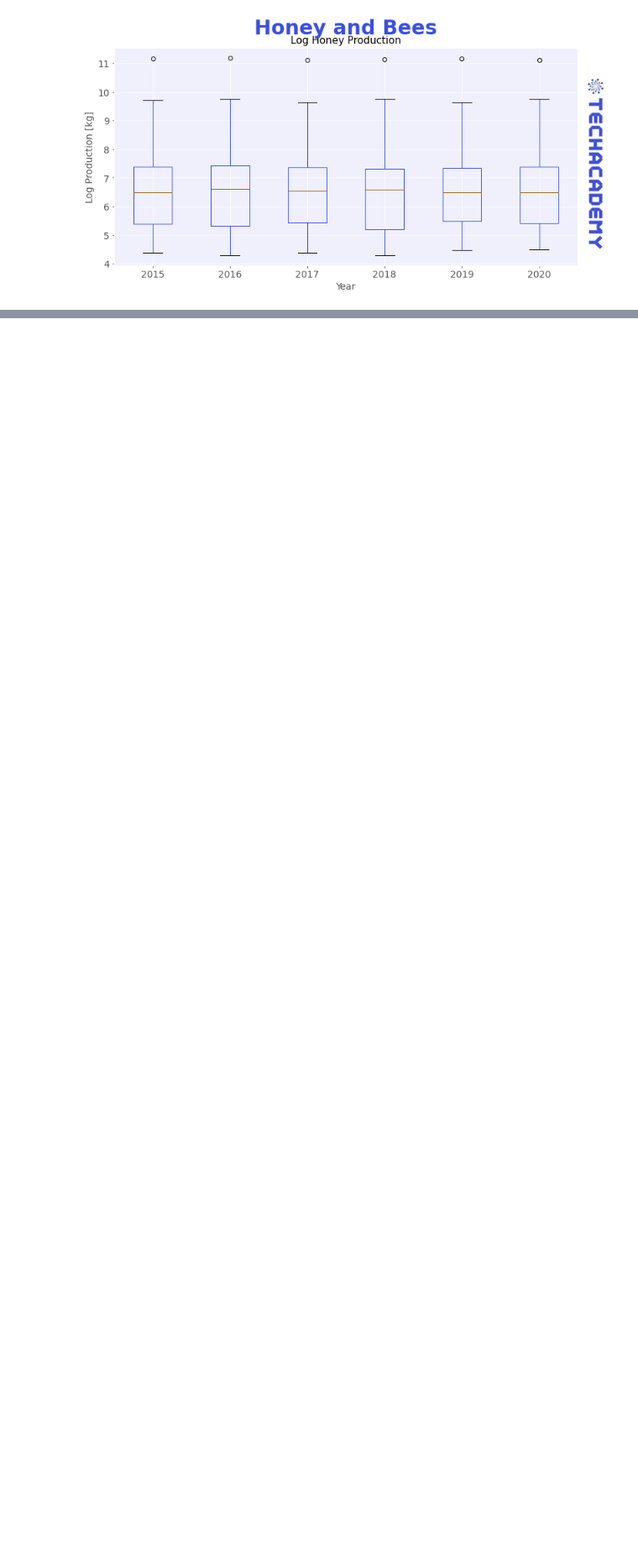
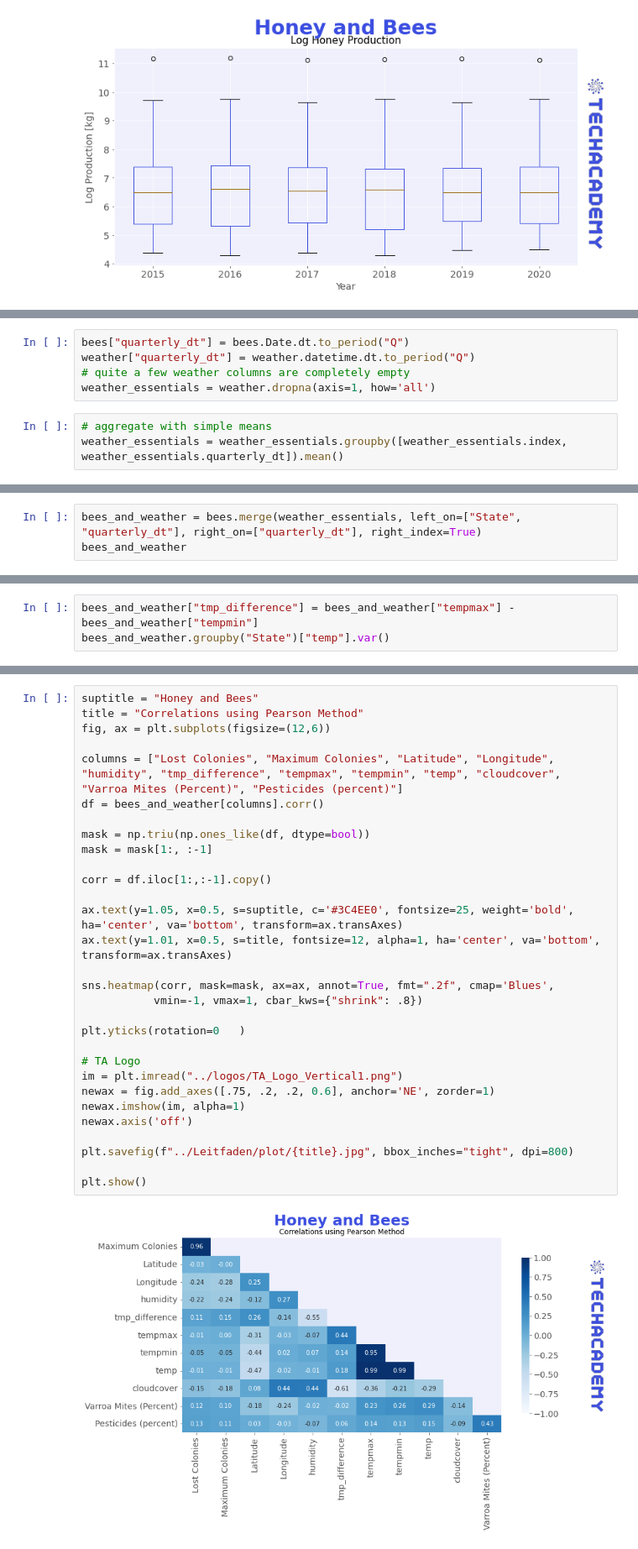
Before and after one commit to tech-academy-ev/SoSe22_Honey_and_Bees, a Jupyter notebook: Python/honey_and_bees_solution.ipynb, the cells around one changed output, grey strips where cells are left out. Shown: that part at 84% size. Cells and saved outputs as stored; diff of their text form; blank space fills up the shorter version.

```diff
--- a/Python/honey_and_bees_solution.ipynb
+++ b/Python/honey_and_bees_solution.ipynb
@@ -387,0 +400,8 @@ plt.show()
+# %%
+bees["quarterly_dt"] = bees.Date.dt.to_period("Q")
+weather["quarterly_dt"] = weather.datetime.dt.to_period("Q")
+# quite a few weather columns are completely empty
+weather_essentials = weather.dropna(axis=1, how='all')
+# %%
+# aggregate with simple means
+weather_essentials = weather_essentials.groupby([weather_essentials.index, weather_essentials.quarterly_dt]).mean()
@@ -387,0 +426,3 @@ plt.show()
+# %%
+bees_and_weather = bees.merge(weather_essentials, left_on=["State", "quarterly_dt"], right_on=["quarterly_dt"], right_index=True)
+bees_and_weather
@@ -387,0 +446,3 @@ plt.show()
+# %%
+bees_and_weather["tmp_difference"] = bees_and_weather["tempmax"] - bees_and_weather["tempmin"]
+bees_and_weather.groupby("State")["temp"].var()
@@ -387,0 +469,32 @@ plt.show()
+# %%
+suptitle = "Honey and Bees"
+title = "Correlations using Pearson Method"
+fig, ax = plt.subplots(figsize=(12,6))
+
+columns = ["Lost Colonies", "Maximum Colonies", "Latitude", "Longitude", "humidity", "tmp_difference", "tempmax", "tempmin", "temp", "cloudcover", "Varroa Mites (Percent)", "Pesticides (percent)"]
+df = bees_and_weather[columns].corr()
+
+mask = np.triu(np.ones_like(df, dtype=bool))
+mask = mask[1:, :-1]
+
+corr = df.iloc[1:,:-1].copy()
+
+ax.text(y=1.05, x=0.5, s=suptitle, c='#3C4EE0', fontsize=25, weight='bold', ha='center', va='bottom', transform=ax.transAxes)
+ax.text(y=1.01, x=0.5, s=title, fontsize=12, alpha=1, ha='center', va='bottom', transform=ax.transAxes)
+
+sns.heatmap(corr, mask=mask, ax=ax, annot=True, fmt=".2f", cmap='Blues',
+           vmin=-1, vmax=1, cbar_kws={"shrink": .8})
+
+plt.yticks(rotation=0   )
+
+# TA Logo
+im = plt.imread("../logos/TA_Logo_Vertical1.png")
+newax = fig.add_axes([.75, .2, .2, 0.6], anchor='NE', zorder=1)
+newax.imshow(im, alpha=1)
+newax.axis('off')
+
+plt.savefig(f"../Leitfaden/plot/{title}.jpg", bbox_inches="tight", dpi=800)
+
+plt.show()
+# %% [output]
+[figure, added]
```
Also changed, not shown: parts of 12 cells of this notebook, 2 other files.
